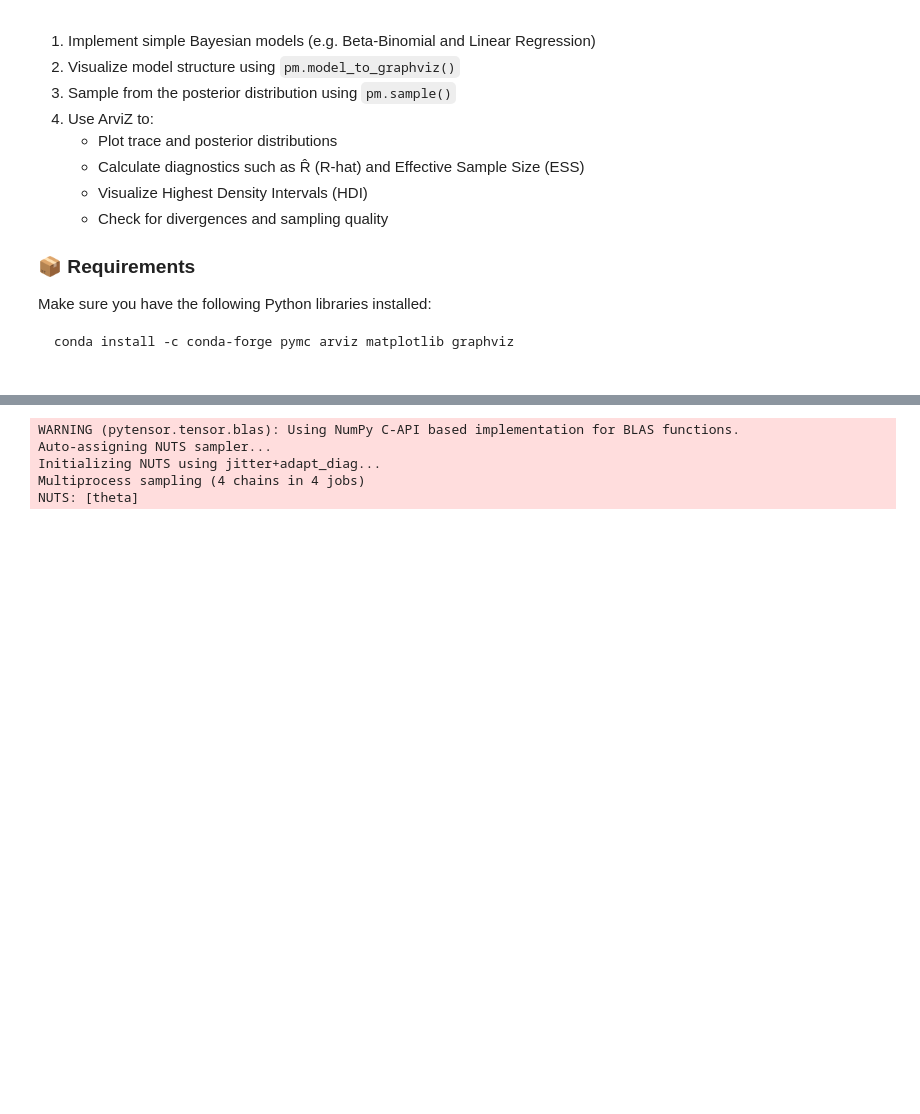
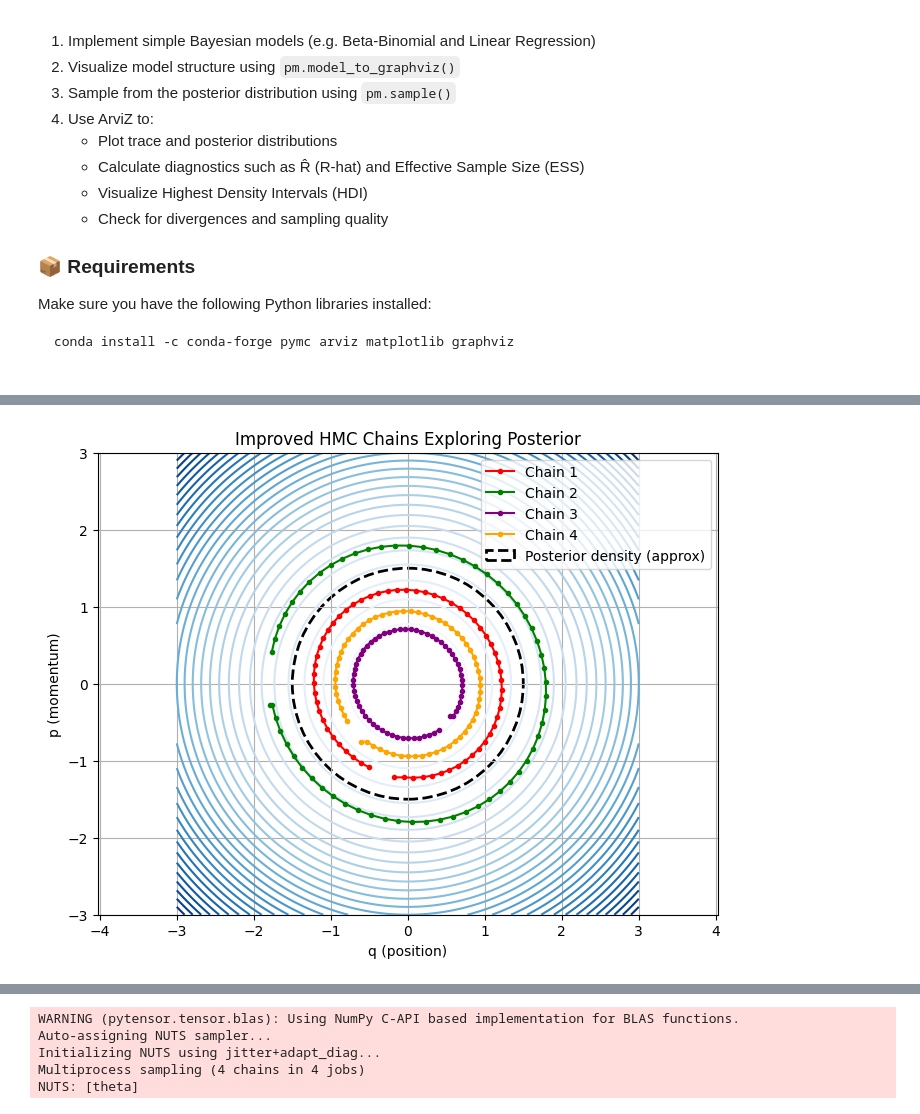
Before and after one commit to Andres1984/WinterUTEC2025Montevideo, a Jupyter notebook: Code/LabPYMC.ipynb, the cells around one changed output, grey strips where cells are left out. Cells and saved outputs as stored; diff of their text form; code cells hidden in the pictures; blank space fills up the shorter version.

```diff
--- a/Code/LabPYMC.ipynb
+++ b/Code/LabPYMC.ipynb
@@ -34,0 +174,84 @@ conda install -c conda-forge pymc arviz matplotlib graphviz
+# %%
+import numpy as np
+import matplotlib.pyplot as plt
+
+# Set seed for reproducibility
+np.random.seed(42)
+
+# Define a simple quadratic potential energy function (posterior)
+def U(q):
+    return 0.5 * q**2
+
+def grad_U(q):
+    return q
+
+def K(p):
+    return 0.5 * p**2
+
+def H(q, p):
+    return U(q) + K(p)
+
+# Leapfrog integrator
+def leapfrog(q, p, step_size, n_steps):
+    p = p - 0.5 * step_size * grad_U(q)
+    trajectory = [(q, p)]
+    for _ in range(n_steps):
+        q = q + step_size * p
+        if _ != n_steps - 1:
+            p = p - step_size * grad_U(q)
+        trajectory.append((q, p))
+    p = p - 0.5 * step_size * grad_U(q)
+    return q, p, trajectory
+
+# HMC transition
+def hmc_transition(q_current, step_size, n_steps):
+    p_current = np.random.normal()
+    q_new, p_new, trajectory = leapfrog(q_current, p_current, step_size, n_steps)
+    current_H = H(q_current, p_current)
+    new_H = H(q_new, p_new)
+    if np.random.rand() < np.exp(current_H - new_H):
+        return q_new, trajectory
+    else:
+        return q_current, trajectory
+
+# Generate chains
+def generate_chains(n_chains, step_size, n_steps):
+    chains = []
+    for i in range(n_chains):
+        q_start = np.random.uniform(-2, 2)
+        _, traj = hmc_transition(q_start, step_size, n_steps)
+        chains.append(np.array(traj))
+    return chains
+
+# Plotting function
+def plot_chains(chains):
+    q_vals = np.linspace(-3, 3, 200)
+    p_vals = np.linspace(-3, 3, 200)
+    Q, P = np.meshgrid(q_vals, p_vals)
+    H_vals = H(Q, P)
+
+    plt.figure(figsize=(8, 6))
+    contour = plt.contour(Q, P, H_vals, levels=30, cmap="Blues")
+
+    colors = ["red", "green", "purple", "orange"]
+    for i, chain in enumerate(chains):
+        plt.plot(chain[:, 0], chain[:, 1], marker='o', markersize=3, label=f"Chain {i+1}", color=colors[i])
+
+    posterior_boundary = plt.Circle((0, 0), 1.5, color='black', linestyle='--', fill=False, linewidth=2, label='Posterior density (approx)')
+    plt.gca().add_patch(posterior_boundary)
+
+    plt.xlabel("q (position)")
+    plt.ylabel("p (momentum)")
+    plt.title("Improved HMC Chains Exploring Posterior")
+    plt.legend()
+    plt.grid(True)
+    plt.axis('equal')
+    plt.xlim(-3, 3)
+    plt.ylim(-3, 3)
+    plt.show()
+
+# Generate and plot chains
+chains = generate_chains(n_chains=4, step_size=0.1, n_steps=60)
+plot_chains(chains)
+# %% [output]
+[figure, added]
```
Also changed, not shown: parts of 5 cells of this notebook.
